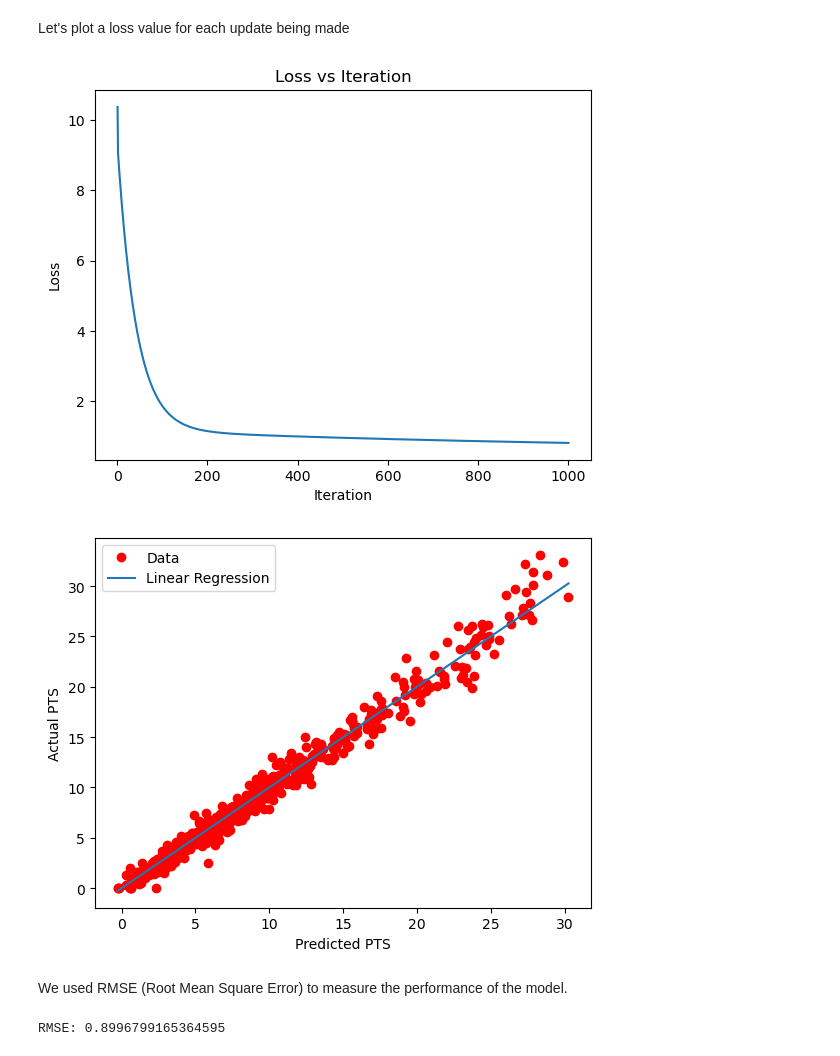
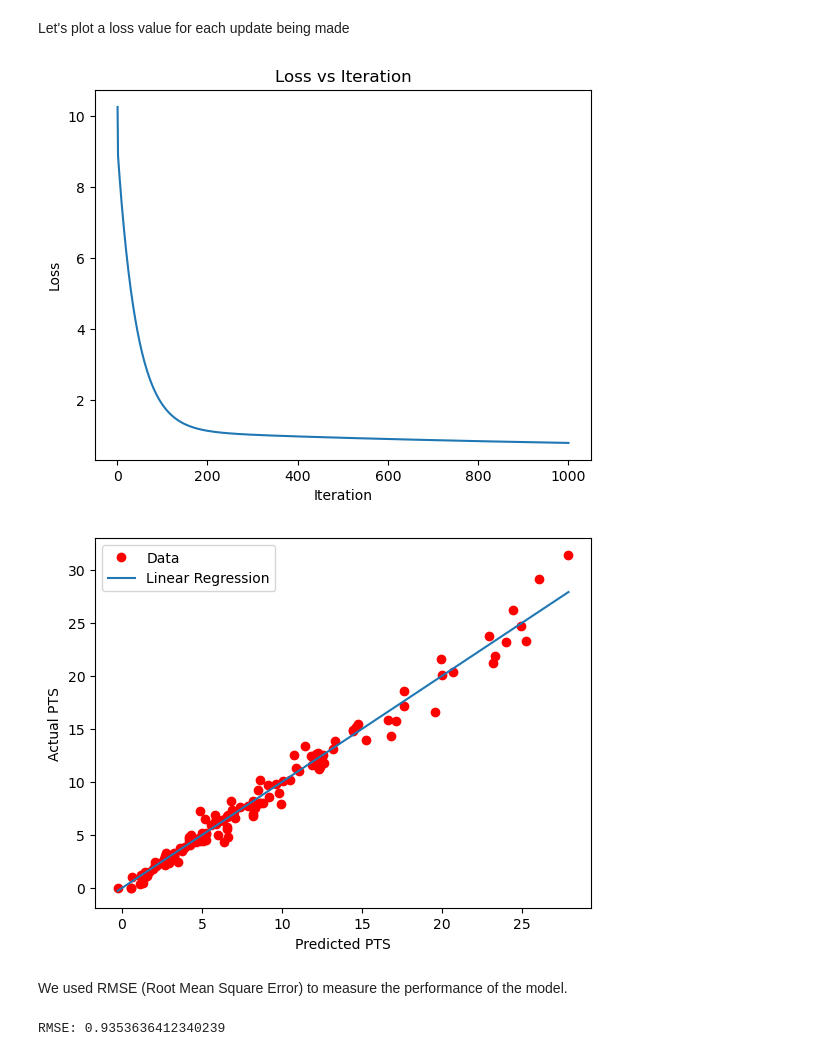
Before and after one commit to Urawit/NBA-PTS-Regression, a Jupyter notebook: nba-regression.ipynb, the cells around one changed output. Cells and saved outputs as stored; diff of their text form; code cells hidden in the pictures.

Commit message:
[edit] spliting function

```diff
--- a/nba-regression.ipynb
+++ b/nba-regression.ipynb
@@ -62,10 +62,31 @@ class linear_regression_MultipleD:
         return loss
         pass
 
-    def calculate_rmse(self, y_pred):
+    def calculate_rmse(self, y_pred, y_test):
         y = self.y
-        rmse = np.sqrt(np.mean((y_pred - y) ** 2))
+        rmse = np.sqrt(np.mean((y_pred - y_test) ** 2))
         return rmse
+# %%
+def split(x, y, test_size=0.2, random_state=None):
+        if random_state is not None:
+            np.random.seed(random_state)
+
+        n_samples = x.shape[0]
+
+        indices = np.arange(n_samples)
+        np.random.shuffle(indices)
+
+        n_test_samples = int(test_size * n_samples)
+
+        test_indices = indices[:n_test_samples]
+        train_indices = indices[n_test_samples:]
+
+        x_train = x[train_indices]
+        x_test = x[test_indices]
+        y_train = y[train_indices]
+        y_test = y[test_indices]
+
+        return x_train, x_test, y_train, y_test
 # %% [markdown]
 # Dataset
 # %%
@@ -130,11 +151,13 @@ The goal is to find a model that will estimate/predict each player point per gam
 # %%
 x = df[['MP', 'FG', 'FGA', 'FG%', '3P%', '2P%', 'FT%']].values
 y = df['PTS'].values
+
+x_train, x_test, y_train, y_test = split(x, y, test_size=0.2, random_state=42)
 # %%
 
 h = linear_regression_MultipleD()
 
 h.set_learning_rate(0.001)
 
-h.fit(x, y, iteration=1000)
+h.fit(x_train, y_train, iteration=1000)
 # %% [output]
@@ -166,26 +189,24 @@ plt.title('Loss vs Iteration')
 
 plt.show()
 # %% [output]
-[figure, old version]
+[figure, new version]
 # %%
+predicted_values = np.dot(x_test, h.w[:-1]) + h.w[-1]
 
-predicted_values = np.dot(x, h.w[:-1]) + h.w[-1]
-
-plt.plot(predicted_values, y, 'ro', label='Data')
-
+plt.plot(predicted_values, y_test, 'ro', label='Data')
 plt.plot(np.sort(predicted_values), np.sort(predicted_values), linestyle='solid', label='Linear Regression')
 
 plt.xlabel('Predicted PTS')
 plt.ylabel('Actual PTS')
 plt.legend()
 
 plt.show()
 # %% [output]
-[figure, old version]
+[figure, new version]
 # %% [markdown]
 We used RMSE (Root Mean Square Error) to measure the performance of the model.
 # %%
-rmse = h.calculate_rmse(predicted_values)
+rmse = h.calculate_rmse(predicted_values, y_test)
 print("RMSE:", rmse)
 # %% [output]
-RMSE: 0.8996799165364595
+RMSE: 0.9353636412340239
```
Also changed, not shown: parts of 1 cell of this notebook.
